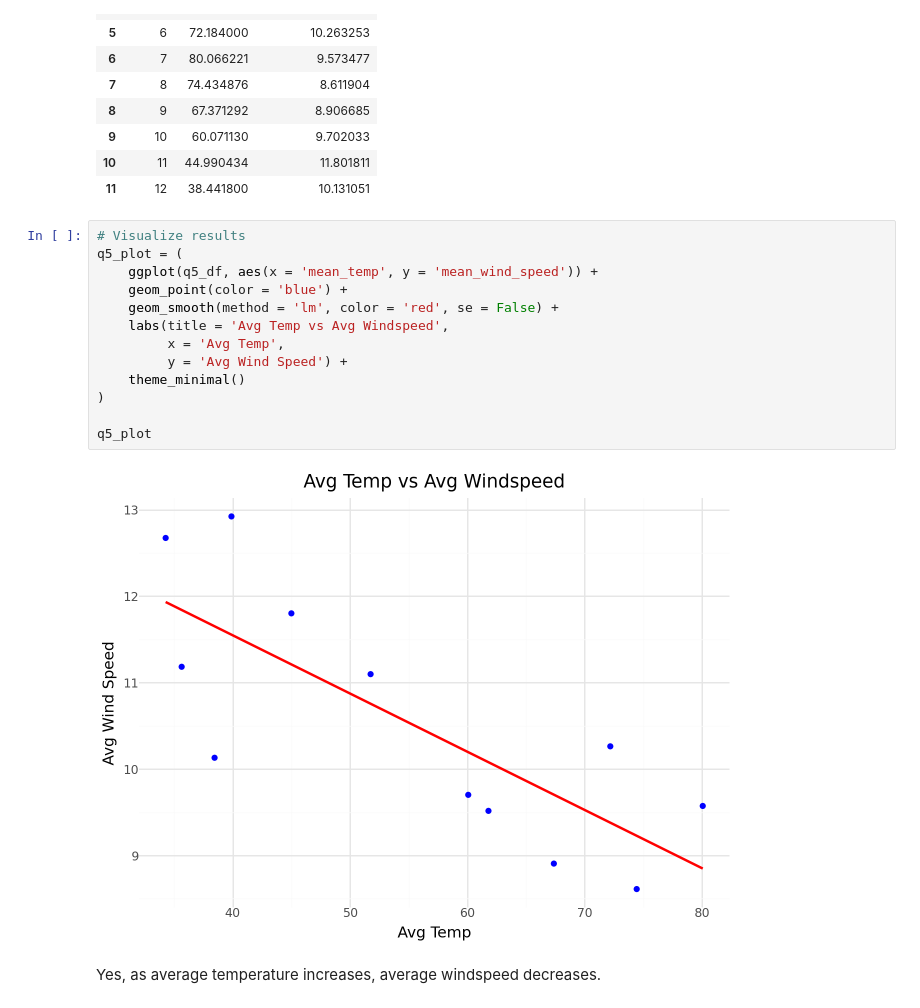
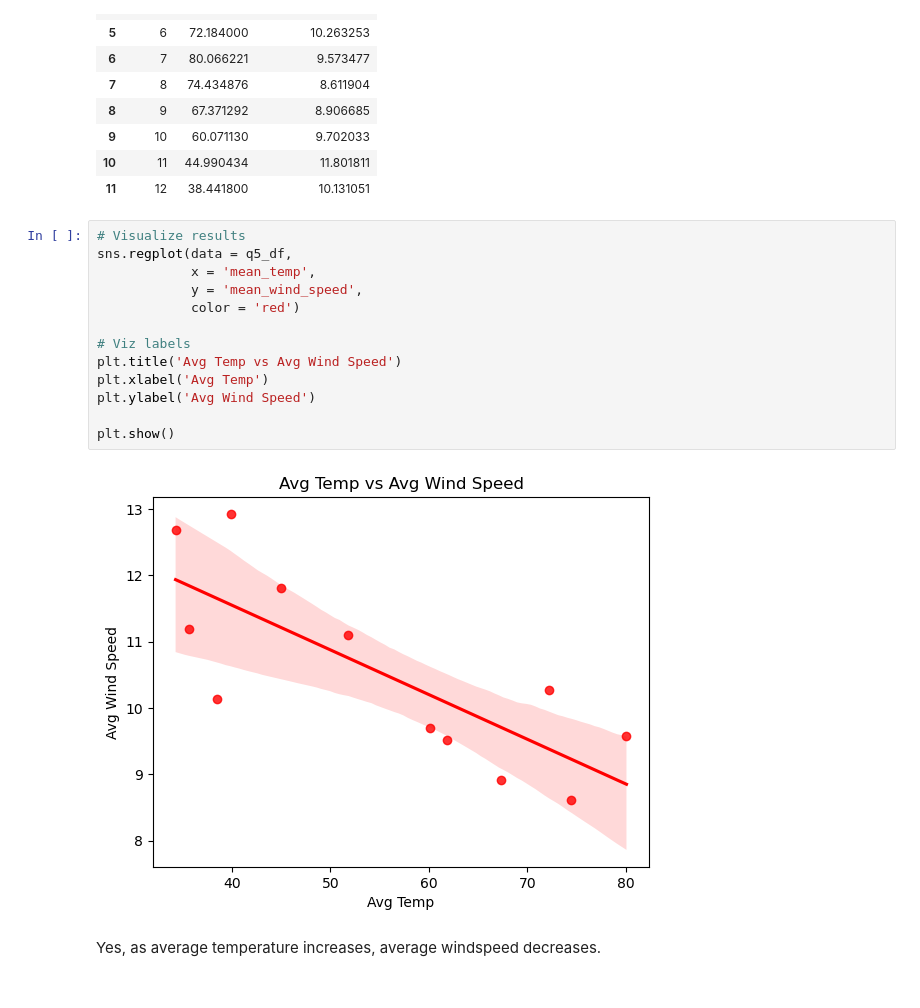
Before and after one commit to mjohnsonsea/opan6608_assignment3, a Jupyter notebook: opan6608_asssignment3.ipynb, the cells around one changed output. Cells and saved outputs as stored; diff of their text form.

```diff
--- a/opan6608_asssignment3.ipynb
+++ b/opan6608_asssignment3.ipynb
@@ -158,19 +162,19 @@ q5_df
 | 11 | 12 | 38.441800 | 10.131051 |
 # %%
 # Visualize results
-q5_plot = (
-    ggplot(q5_df, aes(x = 'mean_temp', y = 'mean_wind_speed')) +
-    geom_point(color = 'blue') +
-    geom_smooth(method = 'lm', color = 'red', se = False) +
-    labs(title = 'Avg Temp vs Avg Windspeed',
-         x = 'Avg Temp',
-         y = 'Avg Wind Speed') +
-    theme_minimal()
-)
+sns.regplot(data = q5_df,
+            x = 'mean_temp',
+            y = 'mean_wind_speed',
+            color = 'red')
 
-q5_plot
+# Viz labels
+plt.title('Avg Temp vs Avg Wind Speed')
+plt.xlabel('Avg Temp')
+plt.ylabel('Avg Wind Speed')
+
+plt.show()
 # %% [output]
-[figure, old version]
+[figure, new version]
 # %% [markdown]
 Yes, as average temperature increases, average windspeed decreases.
 # %% [markdown]
```
Also changed, not shown: parts of 35 cells of this notebook.
